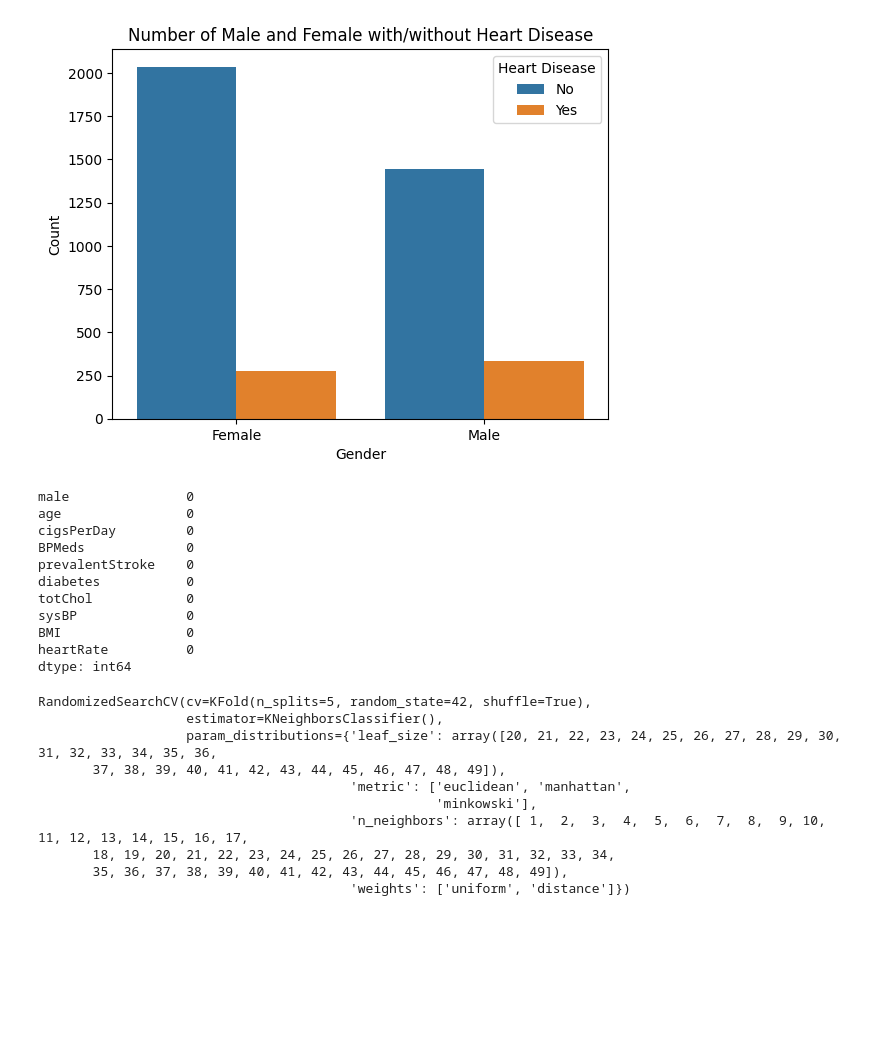
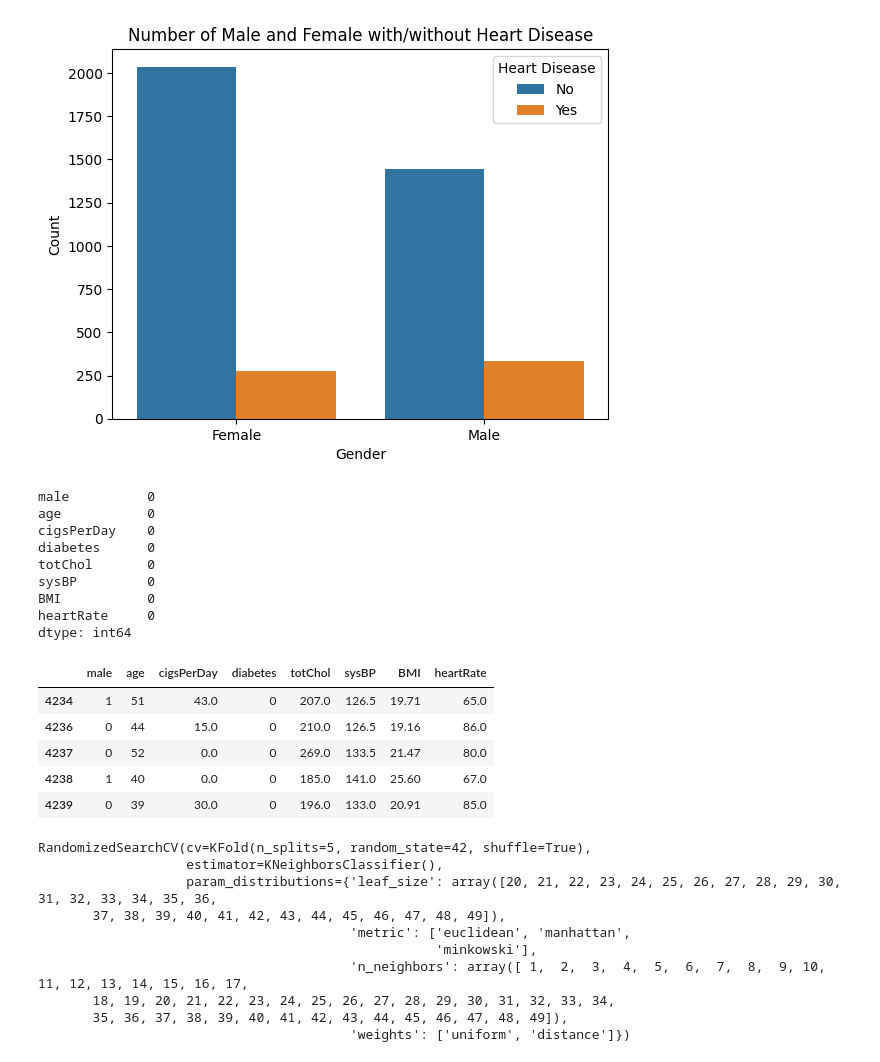
Before and after one commit to Nazihahaha/Coronary-Heart-Disease-Prediction, a Jupyter notebook: main.ipynb, the cells around one changed output. Drawn from its saved outputs; the diff is of its cells as text; code cells hidden in the pictures; blank space fills up the shorter version.

```diff
--- a/main.ipynb
+++ b/main.ipynb
@@ -157,7 +157,7 @@ plt.show()
 # %% [output]
 [figure]
 # %%
-df = df.drop(['currentSmoker','diaBP','prevalentHyp','glucose'], axis=1)
+df = df.drop(['currentSmoker','diaBP','prevalentHyp','glucose','BPMeds','prevalentStroke'], axis=1)
 # %%
 # Bar plot
 sns.countplot(x="male", hue="TenYearCHD", data=df)
@@ -179,14 +179,12 @@ X_train, X_test, y_train, y_test = train_test_split(X, y, test_size=0.2,random_s
 # %%
 X.isnull().sum()
 # %% [output]
-male               0
-age                0
-cigsPerDay         0
-BPMeds             0
-prevalentStroke    0
-diabetes           0
-totChol            0
-sysBP              0
-BMI                0
-heartRate          0
+male          0
+age           0
+cigsPerDay    0
+diabetes      0
+totChol       0
+sysBP         0
+BMI           0
+heartRate     0
 dtype: int64
@@ -193,3 +193,12 @@ dtype: int64
+# %%
+X.tail()
+# %% [output]
+|  | male | age | cigsPerDay | diabetes | totChol | sysBP | BMI | heartRate |
+| 4234 | 1 | 51 | 43.0 | 0 | 207.0 | 126.5 | 19.71 | 65.0 |
+| 4236 | 0 | 44 | 15.0 | 0 | 210.0 | 126.5 | 19.16 | 86.0 |
+| 4237 | 0 | 52 | 0.0 | 0 | 269.0 | 133.5 | 21.47 | 80.0 |
+| 4238 | 1 | 40 | 0.0 | 0 | 185.0 | 141.0 | 25.60 | 67.0 |
+| 4239 | 0 | 39 | 30.0 | 0 | 196.0 | 133.0 | 20.91 | 85.0 |
 # %%
 scaler = StandardScaler()
 
```
Also changed, not shown: parts of 2 cells of this notebook, 5 other files.
